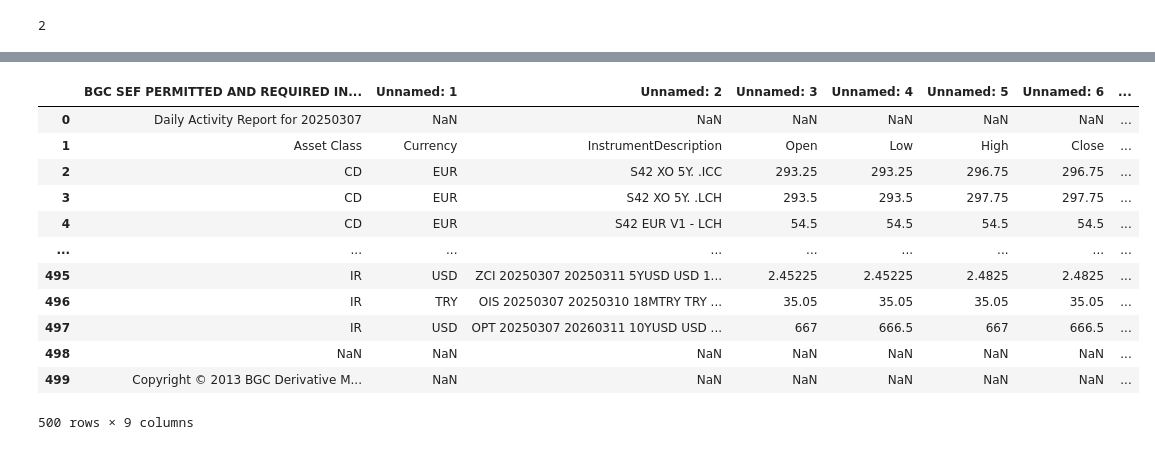
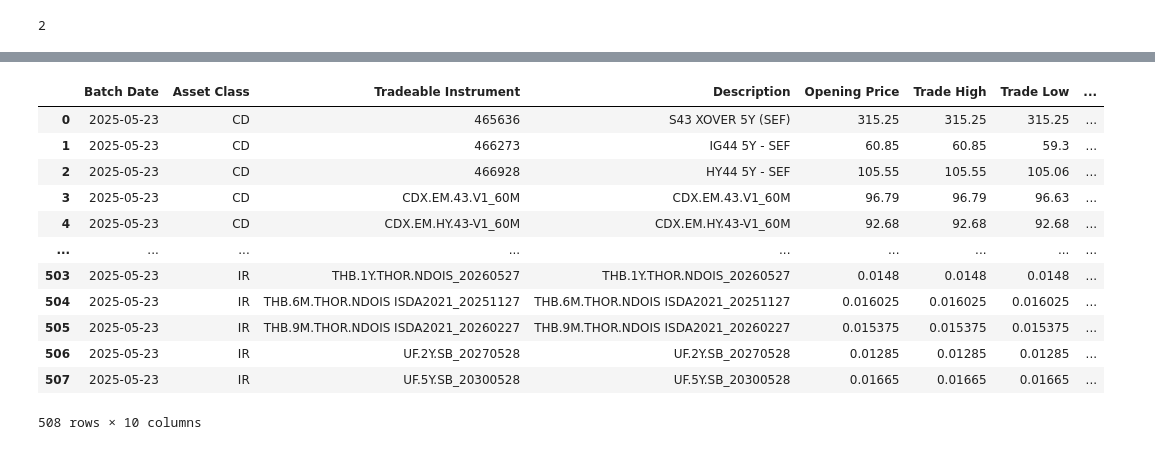
Before and after one commit to cleitonsouza01/ndfutil, a Jupyter notebook: today.ipynb, the cells around one changed output, grey strips where cells are left out. Cells and saved outputs as stored; diff of their text form; code cells hidden in the pictures.

```diff
--- a/today.ipynb
+++ b/today.ipynb
@@ -85,24 +91,24 @@ True
 # %%
 import joblib
 
 df = None
-df = joblib.load('/Users/cleiton/PycharmProjects/ndfutil/DATA/bgc_2025-03-08.pkl')
+df = joblib.load('/Users/cleiton/PycharmProjects/ndfutil/DATA/tulletprebon_2025-05-24.pkl')
 
 df
 # %% [output]
-|  | BGC SEF PERMITTED AND REQUIRED IN... | Unnamed: 1 | Unnamed: 2 | Unnamed: 3 | Unnamed: 4 | Unnamed: 5 | Unnamed: 6 | ... |
-| 0 | Daily Activity Report for 20250307 | NaN | NaN | NaN | NaN | NaN | NaN | ... |
-| 1 | Asset Class | Currency | InstrumentDescription | Open | Low | High | Close | ... |
-| 2 | CD | EUR | S42 XO 5Y. .ICC | 293.25 | 293.25 | 296.75 | 296.75 | ... |
-| 3 | CD | EUR | S42 XO 5Y. .LCH | 293.5 | 293.5 | 297.75 | 297.75 | ... |
-| 4 | CD | EUR | S42 EUR V1 - LCH | 54.5 | 54.5 | 54.5 | 54.5 | ... |
+|  | Batch Date | Asset Class | Tradeable Instrument | Description | Opening Price | Trade High | Trade Low | ... |
+| 0 | 2025-05-23 | CD | 465636 | S43 XOVER 5Y (SEF) | 315.25 | 315.25 | 315.25 | ... |
+| 1 | 2025-05-23 | CD | 466273 | IG44 5Y - SEF | 60.85 | 60.85 | 59.3 | ... |
+| 2 | 2025-05-23 | CD | 466928 | HY44 5Y - SEF | 105.55 | 105.55 | 105.06 | ... |
+| 3 | 2025-05-23 | CD | CDX.EM.43.V1_60M | CDX.EM.43.V1_60M | 96.79 | 96.79 | 96.63 | ... |
+| 4 | 2025-05-23 | CD | CDX.EM.HY.43-V1_60M | CDX.EM.HY.43-V1_60M | 92.68 | 92.68 | 92.68 | ... |
 | ... | ... | ... | ... | ... | ... | ... | ... | ... |
-| 495 | IR | USD | ZCI 20250307 20250311 5YUSD USD 1... | 2.45225 | 2.45225 | 2.4825 | 2.4825 | ... |
-| 496 | IR | TRY | OIS 20250307 20250310 18MTRY TRY ... | 35.05 | 35.05 | 35.05 | 35.05 | ... |
-| 497 | IR | USD | OPT 20250307 20260311 10YUSD USD ... | 667 | 666.5 | 667 | 666.5 | ... |
-| 498 | NaN | NaN | NaN | NaN | NaN | NaN | NaN | ... |
-| 499 | Copyright © 2013 BGC Derivative M... | NaN | NaN | NaN | NaN | NaN | NaN | ... |
+| 503 | 2025-05-23 | IR | THB.1Y.THOR.NDOIS_20260527 | THB.1Y.THOR.NDOIS_20260527 | 0.0148 | 0.0148 | 0.0148 | ... |
+| 504 | 2025-05-23 | IR | THB.6M.THOR.NDOIS ISDA2021_20251127 | THB.6M.THOR.NDOIS ISDA2021_20251127 | 0.016025 | 0.016025 | 0.016025 | ... |
+| 505 | 2025-05-23 | IR | THB.9M.THOR.NDOIS ISDA2021_20260227 | THB.9M.THOR.NDOIS ISDA2021_20260227 | 0.015375 | 0.015375 | 0.015375 | ... |
+| 506 | 2025-05-23 | IR | UF.2Y.SB_20270528 | UF.2Y.SB_20270528 | 0.01285 | 0.01285 | 0.01285 | ... |
+| 507 | 2025-05-23 | IR | UF.5Y.SB_20300528 | UF.5Y.SB_20300528 | 0.01665 | 0.01665 | 0.01665 | ... |
-500 rows × 9 columns
+508 rows × 10 columns
 # %%
 # df.drop('Unnamed: 0', axis=1, inplace=True)
 df.drop([0], axis=0, inplace=True)
```
Also changed, not shown: parts of 15 cells of this notebook, 1 other file.
